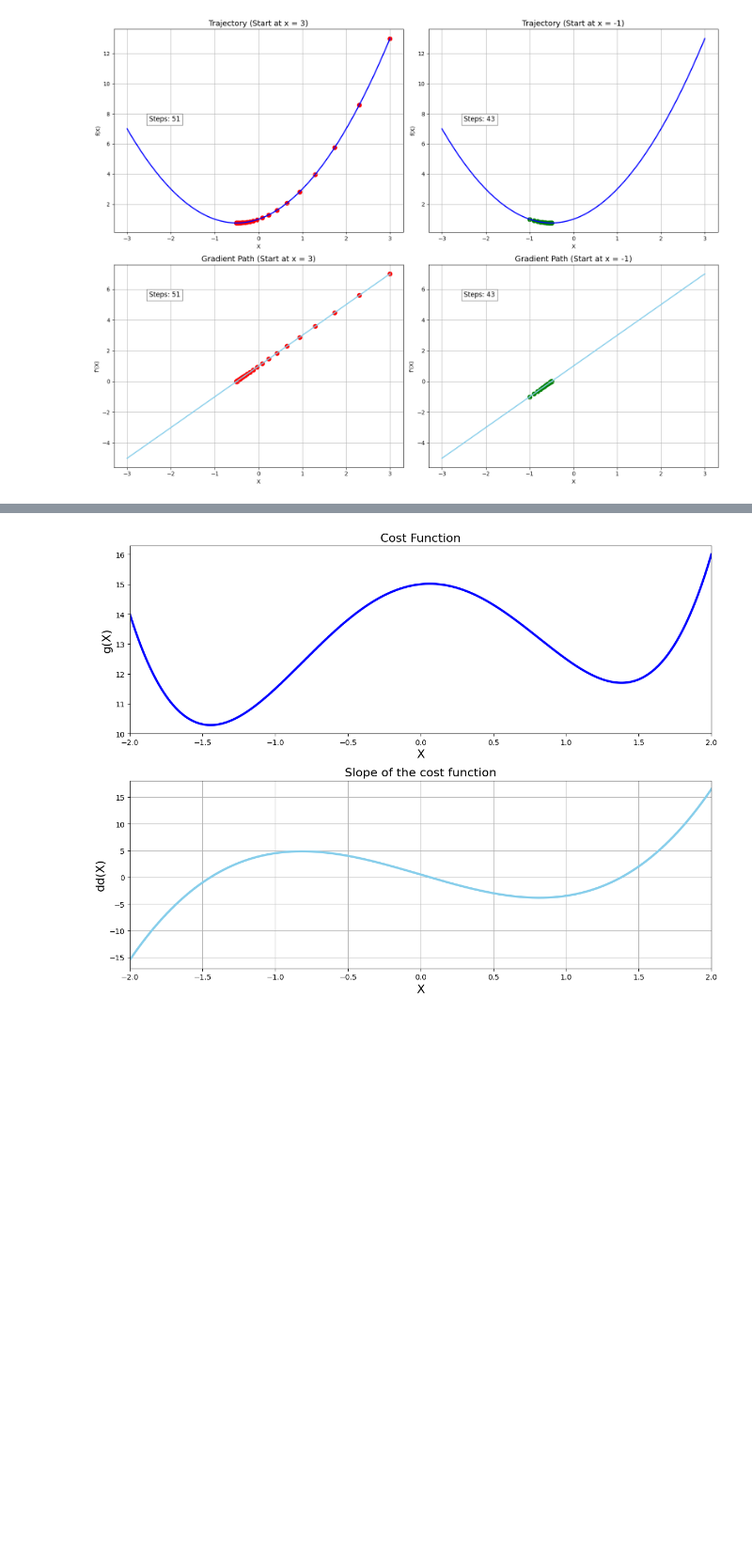
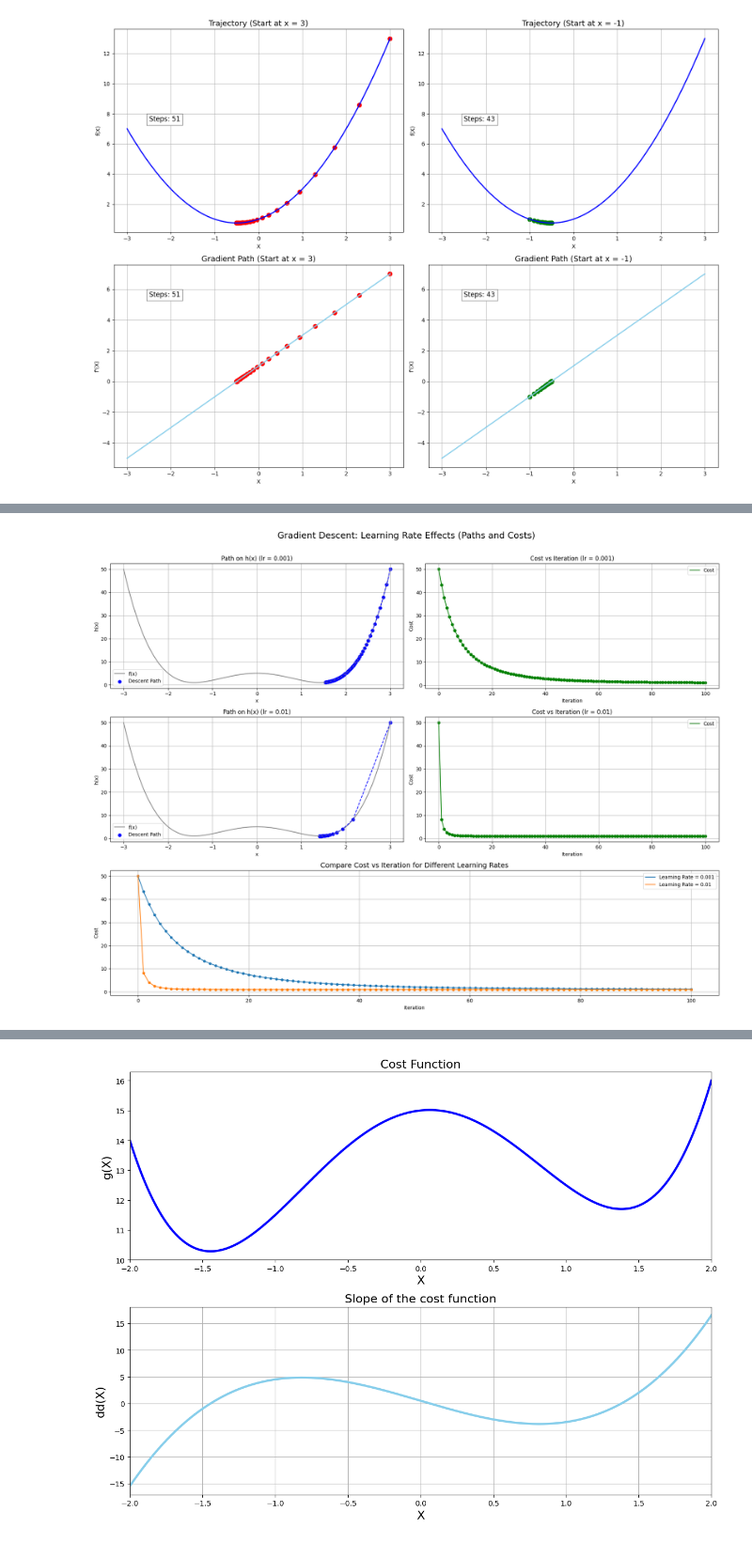
Before and after one commit to alextianyf/Gradient-Descent-Insights-into-Behavior-and-Optimization-Challenges, a Jupyter notebook: discussion.ipynb, the cells around one changed output, grey strips where cells are left out. Shown at 94% size. Drawn from its saved outputs; the diff is of its cells as text; code cells hidden in the pictures; blank space fills up the shorter version.

Commit message:
learning rate

```diff
--- a/discussion.ipynb
+++ b/discussion.ipynb
@@ -327,0 +376,82 @@ best_result = min([gradient_descent(x0) for x0 in range(-3, 4)], key=lambda res:
+# %%
+def gradient_descent(derivative_func, initial_guess, learning_rate=0.02, precision=0.001, max_iter=300):
+    new_x = initial_guess
+    multiplier = learning_rate
+    x_list = [new_x]
+    slope_list = [derivative_func(new_x)]
+    step_size = precision + 1
+    iter_num = 1
+
+    while step_size > precision:
+        if iter_num > max_iter:
+            break
+        previous_x = new_x
+        gradient = derivative_func(previous_x)
+        new_x = previous_x - multiplier * gradient
+        step_size = abs(new_x - previous_x)
+        x_list.append(new_x)
+        slope_list.append(derivative_func(new_x))
+        iter_num += 1
+    return new_x, x_list, slope_list
+
+n = 100
+lrs = [0.001, 0.01]
+initial_guess = 3
+results = {}
+for lr in lrs:
+    results[lr] = gradient_descent(dh, initial_guess=initial_guess, learning_rate=lr, precision=0, max_iter=n)
+
+# 创建整个排版画布
+fig = plt.figure(figsize=(18, 14))
+gs = GridSpec(3, 2, figure=fig)  # 3 行 2 列：2x2 path 图 + 1 行 cost 比较图
+
+x_vals = np.linspace(-3, 3, 500)
+f_vals = h(x_vals)
+
+# 子图1~4：路径图 + cost 曲线
+for idx, lr in enumerate(lrs):
+    out = results[lr]
+    x_path = np.array(out[1])
+    cost_path = h(x_path)
+    iteration_list = list(range(len(x_path)))
+
+    # 左图：函数路径图
+    ax_func = fig.add_subplot(gs[idx, 0])
+    ax_func.plot(x_vals, f_vals, color='gray', label='f(x)')
+    ax_func.scatter(x_path, h(x_path), color='blue', s=40, label='Descent Path')
+    ax_func.plot(x_path, h(x_path), color='blue', linestyle='--')
+    ax_func.set_title(f'Path on h(x) (lr = {lr})')
+    ax_func.set_xlabel('x')
+    ax_func.set_ylabel('h(x)')
+    ax_func.legend()
+    ax_func.grid(True)
+
+    # 右图：cost 曲线
+    ax_cost = fig.add_subplot(gs[idx, 1])
+    ax_cost.plot(iteration_list, cost_path, color='green', label='Cost')
+    ax_cost.scatter(iteration_list, cost_path, color='green', s=30)
+    ax_cost.set_title(f'Cost vs Iteration (lr = {lr})')
+    ax_cost.set_xlabel('Iteration')
+    ax_cost.set_ylabel('Cost')
+    ax_cost.legend()
+    ax_cost.grid(True)
+
+# 第5图：合并所有 cost 曲线对比
+ax_all_cost = fig.add_subplot(gs[2, :])
+for lr in lrs:
+    x_path = np.array(results[lr][1])
+    iteration_list = list(range(len(x_path)))
+    ax_all_cost.plot(iteration_list, h(x_path), label=f'Learning Rate = {lr}')
+    ax_all_cost.scatter(iteration_list, h(x_path), s=20)
+ax_all_cost.set_title('Compare Cost vs Iteration for Different Learning Rates', fontsize=14)
+ax_all_cost.set_xlabel('Iteration')
+ax_all_cost.set_ylabel('Cost')
+ax_all_cost.legend()
+ax_all_cost.grid(True)
+
+# 总标题
+fig.suptitle('Gradient Descent: Learning Rate Effects (Paths and Costs)', fontsize=18)
+plt.tight_layout(rect=[0, 0, 1, 0.97])  # 留出上方空间给标题
+plt.show()
+# %% [output]
+[figure, added]
```
Also changed, not shown: parts of 12 cells of this notebook.
